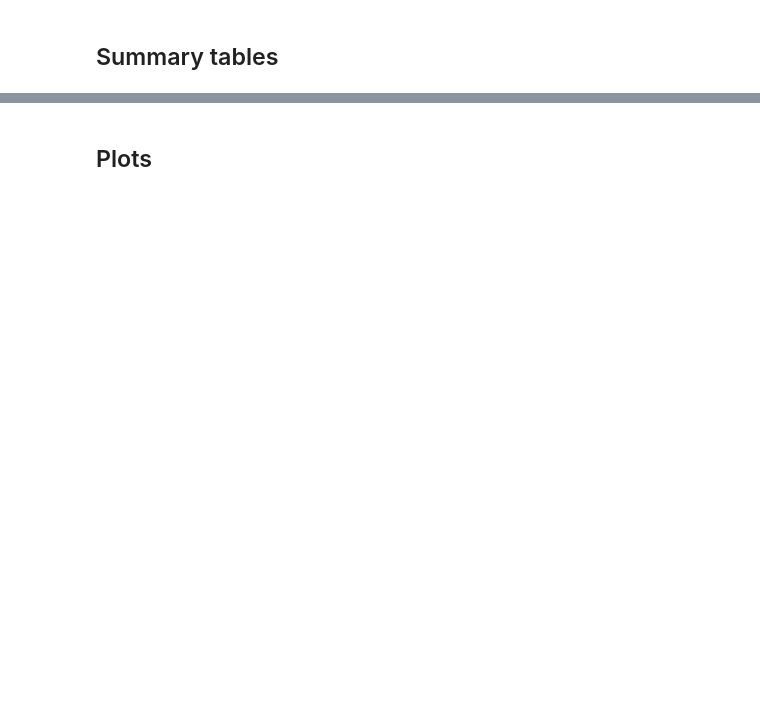
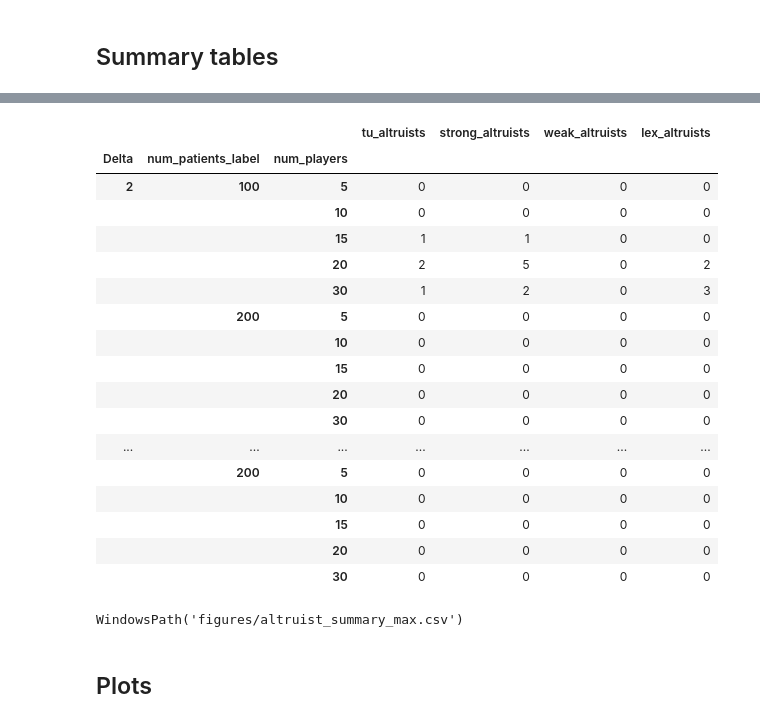
Before and after one commit to tr1gergo/KEP-CORE, a Jupyter notebook: paper_simulations.ipynb, the cells around one changed output, grey strips where cells are left out. Drawn from its saved outputs; the diff is of its cells as text; code cells hidden in the pictures; blank space fills up the shorter version.

```diff
--- a/paper_simulations.ipynb
+++ b/paper_simulations.ipynb
@@ -191,3 +247,34 @@ summary_path
+# %%
+summary_table_max = (
+    results_df
+    .groupby(['Delta', 'num_patients_label', 'num_players'])[algo_cols]
+    .max()
+    .round(2)
+)
+display(summary_table_max)
+summary_path = FIGURE_DIR / 'altruist_summary_max.csv'
+summary_table_max.to_csv(summary_path)
+summary_path
+# %% [output]
+|  |  |  | tu_altruists | strong_altruists | weak_altruists | lex_altruists |
+| Delta | num_patients_label | num_players |  |  |  |  |
+| 2 | 100 | 5 | 0 | 0 | 0 | 0 |
+|  |  | 10 | 0 | 0 | 0 | 0 |
+|  |  | 15 | 1 | 1 | 0 | 0 |
+|  |  | 20 | 2 | 5 | 0 | 2 |
+|  |  | 30 | 1 | 2 | 0 | 3 |
+|  | 200 | 5 | 0 | 0 | 0 | 0 |
+|  |  | 10 | 0 | 0 | 0 | 0 |
+|  |  | 15 | 0 | 0 | 0 | 0 |
+|  |  | 20 | 0 | 0 | 0 | 0 |
+|  |  | 30 | 0 | 0 | 0 | 0 |
+| ... | ... | ... | ... | ... | ... | ... |
+|  | 200 | 5 | 0 | 0 | 0 | 0 |
+|  |  | 10 | 0 | 0 | 0 | 0 |
+|  |  | 15 | 0 | 0 | 0 | 0 |
+|  |  | 20 | 0 | 0 | 0 | 0 |
+|  |  | 30 | 0 | 0 | 0 | 0 |
+WindowsPath('figures/altruist_summary_max.csv')
 # %% [markdown]
 ## Plots
 # %%
```
Also changed, not shown: parts of 7 cells of this notebook.
